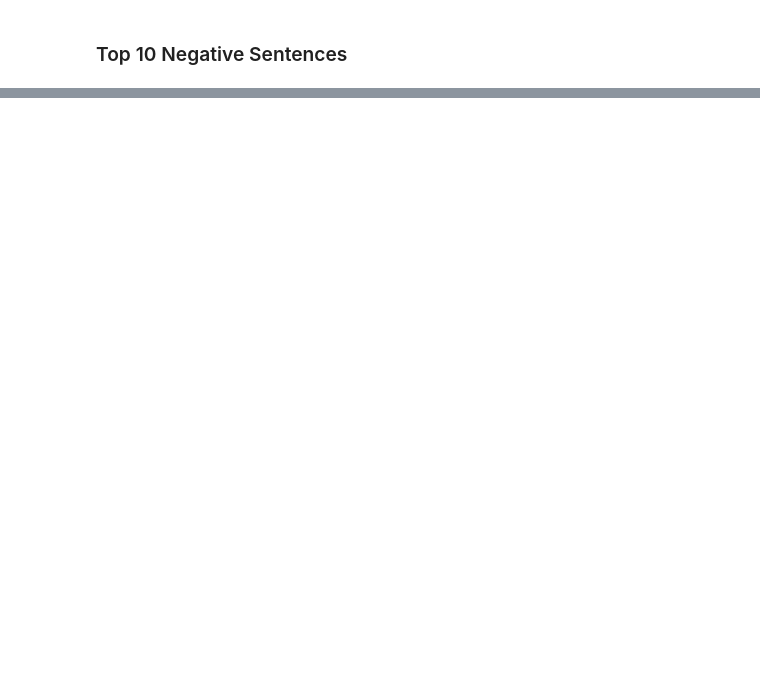
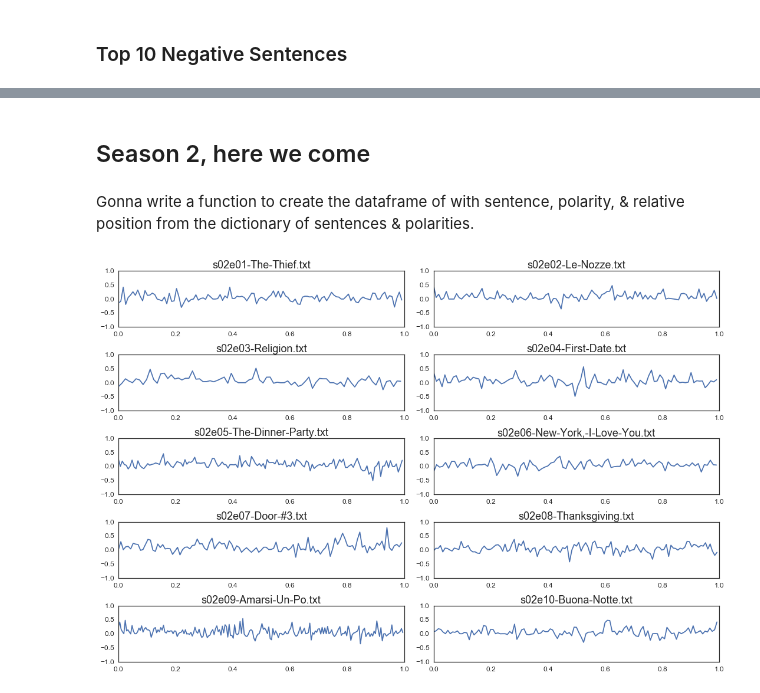
Before and after one commit to ashleyshine/feels, a Jupyter notebook: feels.ipynb, the cells around one changed output, grey strips where cells are left out. Cells and saved outputs as stored; diff of their text form; code cells hidden in the pictures; blank space fills up the shorter version.

```diff
--- a/feels.ipynb
+++ b/feels.ipynb
@@ -229,0 +243,2 @@ Oh I'm sorry man.|-0.5
+# %% [markdown]
+## Season 2, here we come
@@ -229,0 +261,40 @@ Oh I'm sorry man.|-0.5
+# %% [markdown]
+Gonna write a function to create the dataframe of with sentence, polarity, & relative position from the dictionary of sentences & polarities.
+# %%
+def create_sentence_df(sentence_polarities, window=1):
+    """
+    Return dataframe with columns ['sentence', 'polarity', 'relative_position'].
+    Params:
+        sentence_polarities: dictionary with {sentence: polarity}
+    """
+    sentence_df = pd.DataFrame(list(sentence_polarities.items()),
+                               columns=['sentence', 'polarity'])
+    sentence_df['relative_position'] = sentence_df.index / len(sentence_df)
+
+    return sentence_df
+# %%
+s2_episodes = get_season_episodes(episode_dir, 2)
+s2_episodes = sorted(s2_episodes)
+# %%
+fig, axes = plt.subplots(figsize=(15,10), nrows=5, ncols=2)
+axes = axes.reshape(-1)
+
+for ax, episode in zip(axes, s2_episodes):
+    with open('{}/{}'.format(episode_dir, episode), 'r') as f:
+        text = f.read()
+        cleaned_text = clean_text(text)
+        blob = TextBlob(cleaned_text)
+
+        sentence_polarities = get_sentence_polarities(blob)
+        sentence_df = create_sentence_df(sentence_polarities)
+
+        averaged_polarities = average_over_window(sentence_df, 5)
+
+        ax.plot(averaged_polarities['relative_position'], averaged_polarities['polarity'])
+        ax.set_title(episode)
+        ax.set_ylim(-1, 1)
+
+plt.tight_layout() # fix overlapping text/labels
+plt.show()
+# %% [output]
+[figure, added]
```
Also changed, not shown: parts of 13 cells of this notebook.
